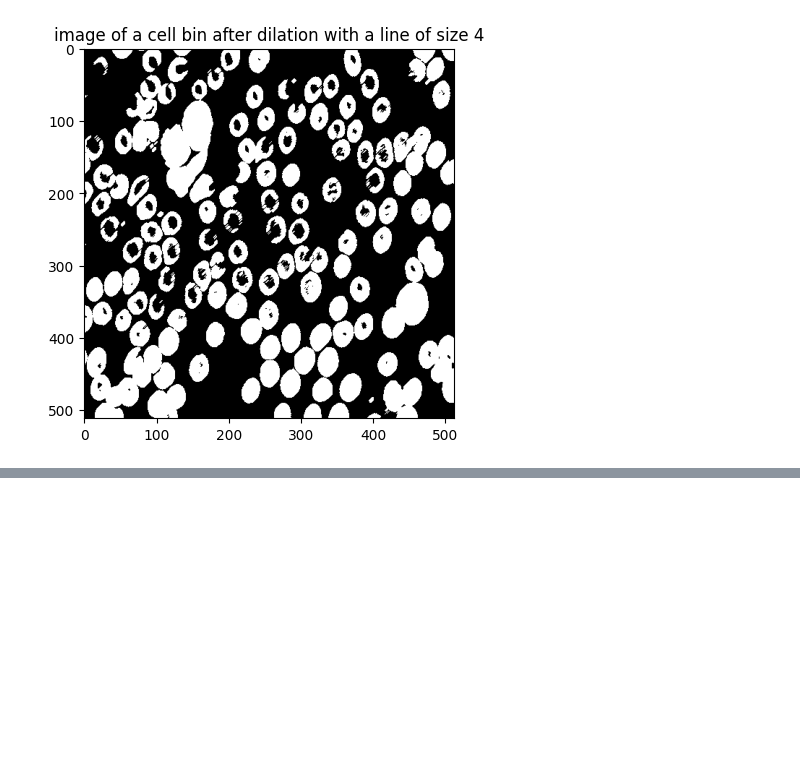
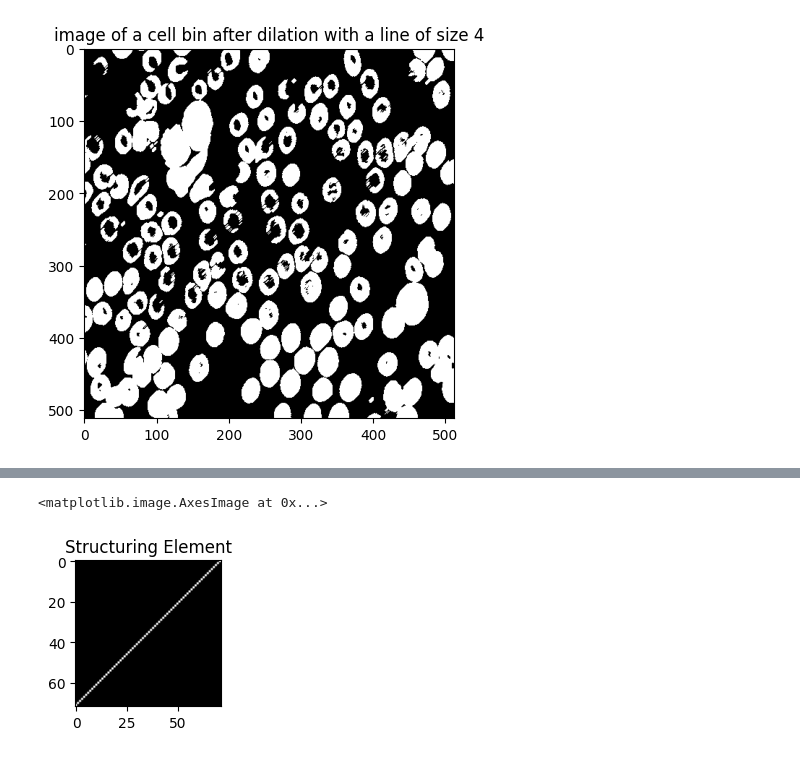
Before and after one commit to mcri00/M2, a Jupyter notebook: TADI/TP1/TP-morpho-1.ipynb, the cells around one changed output, grey strips where cells are left out. Cells and saved outputs as stored; diff of their text form; code cells hidden in the pictures; blank space fills up the shorter version.

```diff
--- a/TADI/TP1/TP-morpho-1.ipynb
+++ b/TADI/TP1/TP-morpho-1.ipynb
@@ -396,0 +538,9 @@ Not applicable! Requirements not met.
+# %%
+#prova
+se=strel("line", 100)
+plt.subplot(132)  # Structuring element
+plt.title("Structuring Element")
+plt.imshow(se,cmap="gray")
+# %% [output]
+<matplotlib.image.AxesImage at 0x...>
+[figure, added]
```
Also changed, not shown: parts of 18 cells of this notebook.
